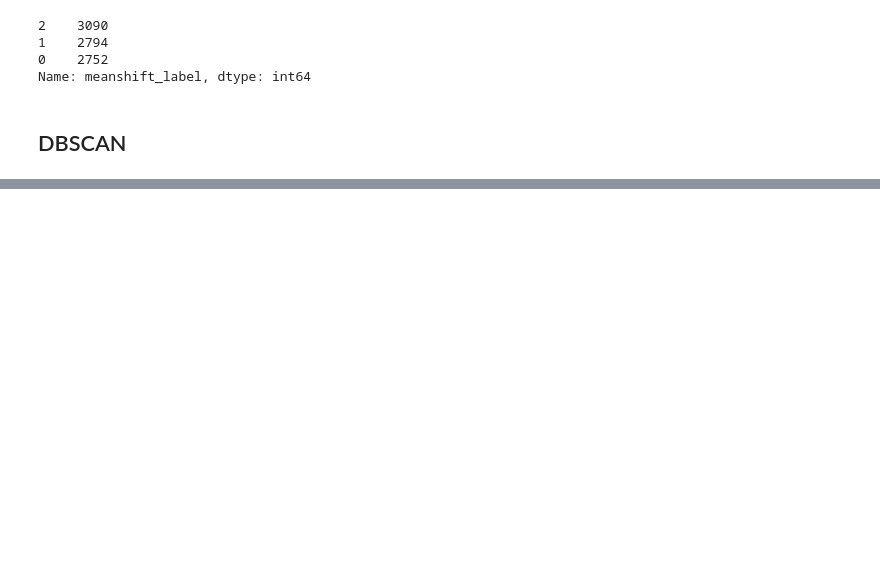
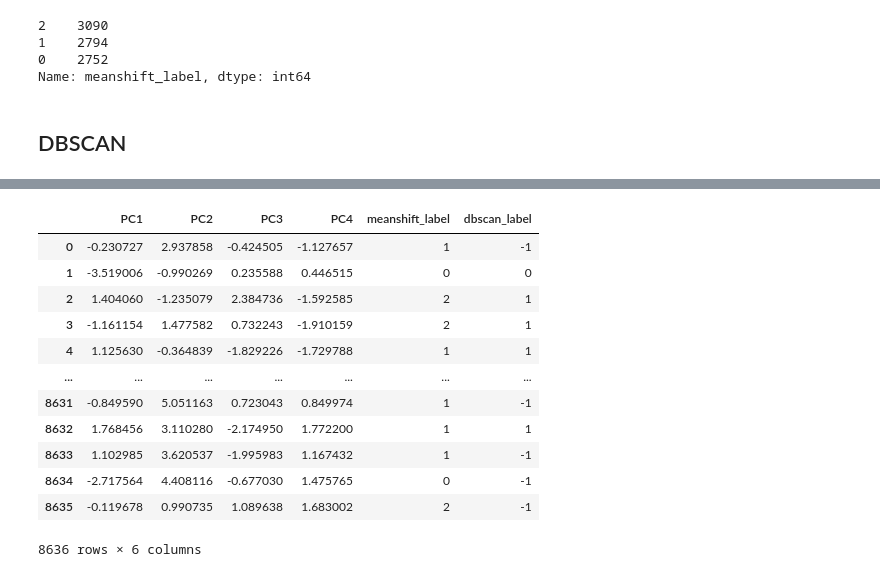
Before and after one commit to dlarhkd1211/ADP, a Jupyter notebook: 1120/11-20cluster.ipynb, the cells around one changed output, grey strips where cells are left out. Saved outputs shown, nothing was run; the diff lists cells and outputs as text; code cells hidden in the pictures; blank space fills up the shorter version.

```diff
--- a/1120/11-20cluster.ipynb
+++ b/1120/11-20cluster.ipynb
@@ -111,0 +137,16 @@ Name: meanshift_label, dtype: int64
+# %%
+df
+# %% [output]
+|  | PC1 | PC2 | PC3 | PC4 | meanshift_label | dbscan_label |
+| 0 | -0.230727 | 2.937858 | -0.424505 | -1.127657 | 1 | -1 |
+| 1 | -3.519006 | -0.990269 | 0.235588 | 0.446515 | 0 | 0 |
+| 2 | 1.404060 | -1.235079 | 2.384736 | -1.592585 | 2 | 1 |
+| 3 | -1.161154 | 1.477582 | 0.732243 | -1.910159 | 2 | 1 |
+| 4 | 1.125630 | -0.364839 | -1.829226 | -1.729788 | 1 | 1 |
+| ... | ... | ... | ... | ... | ... | ... |
+| 8631 | -0.849590 | 5.051163 | 0.723043 | 0.849974 | 1 | -1 |
+| 8632 | 1.768456 | 3.110280 | -2.174950 | 1.772200 | 1 | 1 |
+| 8633 | 1.102985 | 3.620537 | -1.995983 | 1.167432 | 1 | -1 |
+| 8634 | -2.717564 | 4.408116 | -0.677030 | 1.475765 | 0 | -1 |
+| 8635 | -0.119678 | 0.990735 | 1.089638 | 1.683002 | 2 | -1 |
+8636 rows × 6 columns
```
Also changed, not shown: parts of 9 cells of this notebook.
